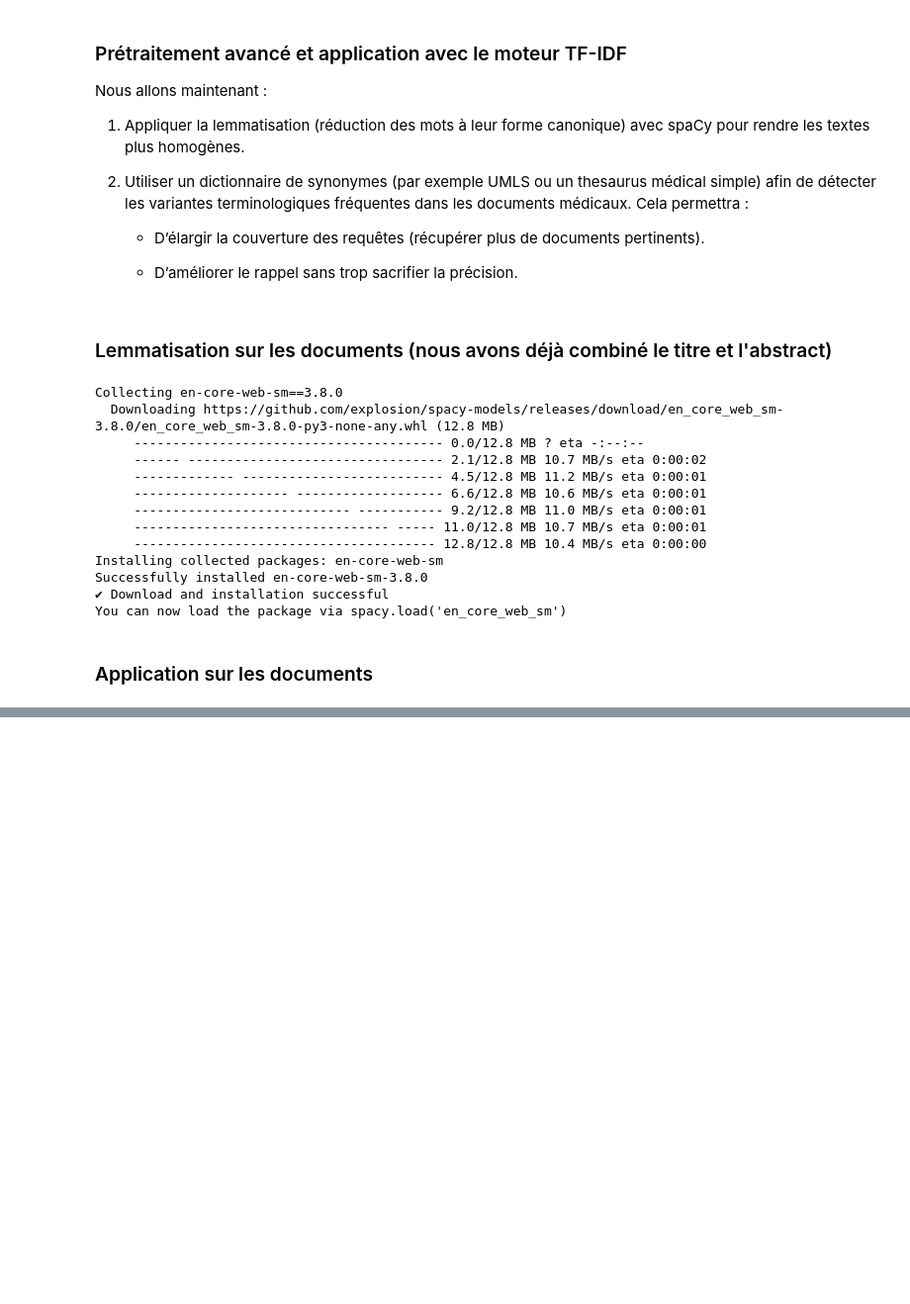
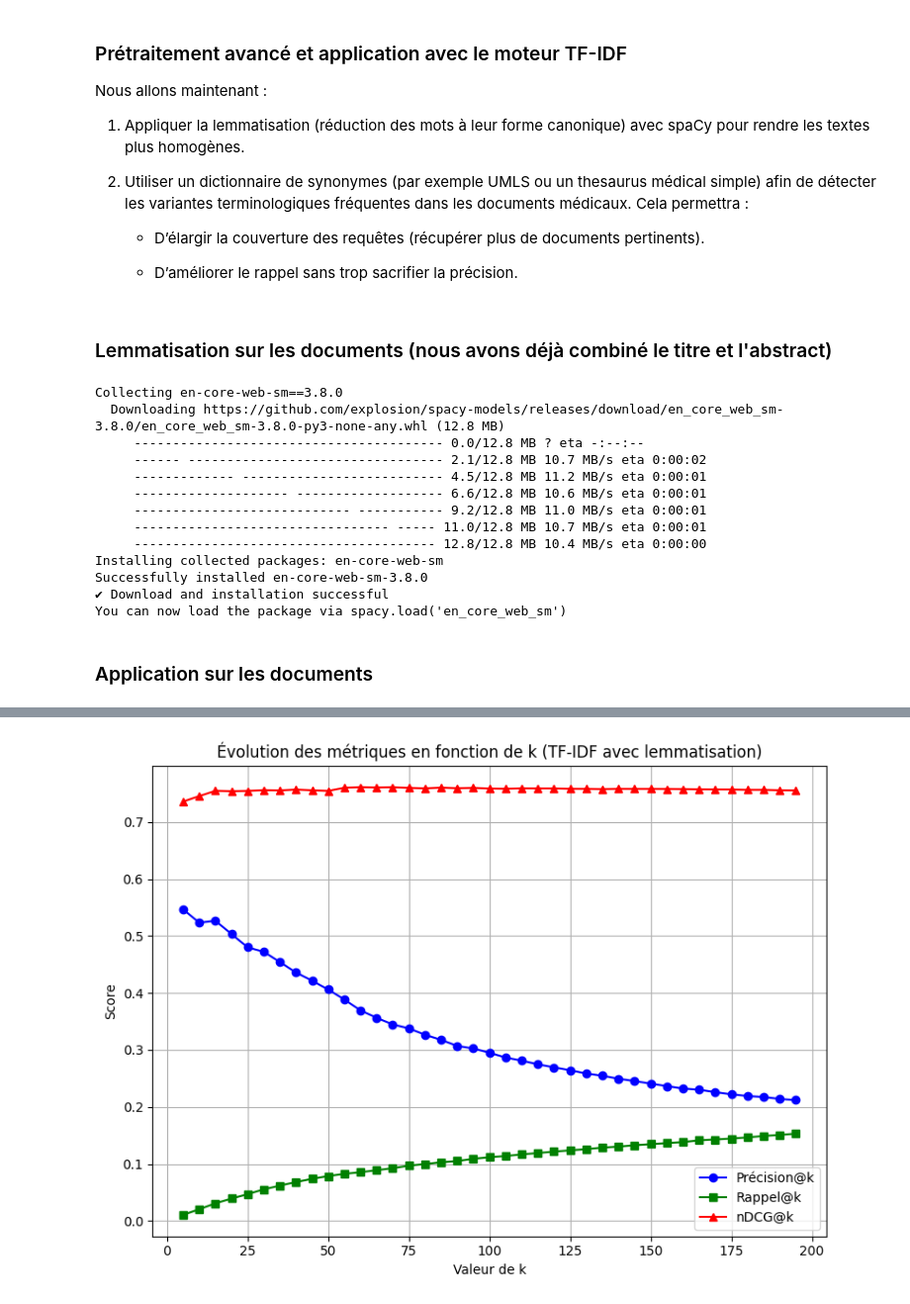
Before and after one commit to rosalie0309/TAL, a Jupyter notebook: round1_v2.ipynb, the cells around one changed output, grey strips where cells are left out. Shown at 99% size. Cells and saved outputs as stored; diff of their text form; code cells hidden in the pictures; blank space fills up the shorter version.

Commit message:
mise en place des n-grammes et affichage des scores en fonctions de k

```diff
--- a/round1_v2.ipynb
+++ b/round1_v2.ipynb
@@ -826,0 +862,5 @@ documents_df["processed_text"] = documents_df["text"].progress_apply(preprocess_
+# %%
+from sklearn.feature_extraction.text import TfidfVectorizer
+
+vectorizer_tfidf = TfidfVectorizer()
+X_tfidf = vectorizer_tfidf.fit_transform(documents_df["processed_text"])
@@ -826,0 +869,4 @@ documents_df["processed_text"] = documents_df["text"].progress_apply(preprocess_
+# %%
+def vectorize_query_tfidf(query_text):
+    query_processed = preprocess_advanced(query_text)
+    return vectorizer_tfidf.transform([query_processed])
@@ -826,0 +917,40 @@ documents_df["processed_text"] = documents_df["text"].progress_apply(preprocess_
+# %%
+ks = list(range(5, 200, 5))
+precision_scores = []
+recall_scores = []
+ndcg_scores = []
+
+for k in ks:
+    results = evaluate_model(search_tfidf, queries_df, qrels_df, k=k)
+    precision_scores.append(results["precision@k"])
+    recall_scores.append(results["recall@k"])
+    ndcg_scores.append(results['nDCG@k'])
+# %%
+import matplotlib.pyplot as plt
+
+# Supposons que tu as déjà ces listes
+# ks, precision_scores, recall_scores, ndcg_scores
+
+plt.figure(figsize=(8, 6))
+
+# Tracer chaque courbe avec un marqueur et une couleur
+plt.plot(ks, precision_scores, label='Précision@k', color='blue', marker='o')
+plt.plot(ks, recall_scores, label='Rappel@k', color='green', marker='s')
+plt.plot(ks, ndcg_scores, label='nDCG@k', color='red', marker='^')
+
+# Ajouter les labels et titre
+plt.xlabel('Valeur de k')
+plt.ylabel('Score')
+plt.title("Évolution des métriques en fonction de k (TF-IDF avec lemmatisation)")
+
+# Ajouter une légende
+plt.legend(loc='lower right')
+
+# Ajouter une grille pour plus de lisibilité
+plt.grid(True)
+
+# Affichage
+plt.tight_layout()
+plt.show()
+# %% [output]
+[figure, added]
```
Also changed, not shown: parts of 28 cells of this notebook, 1 other file.
